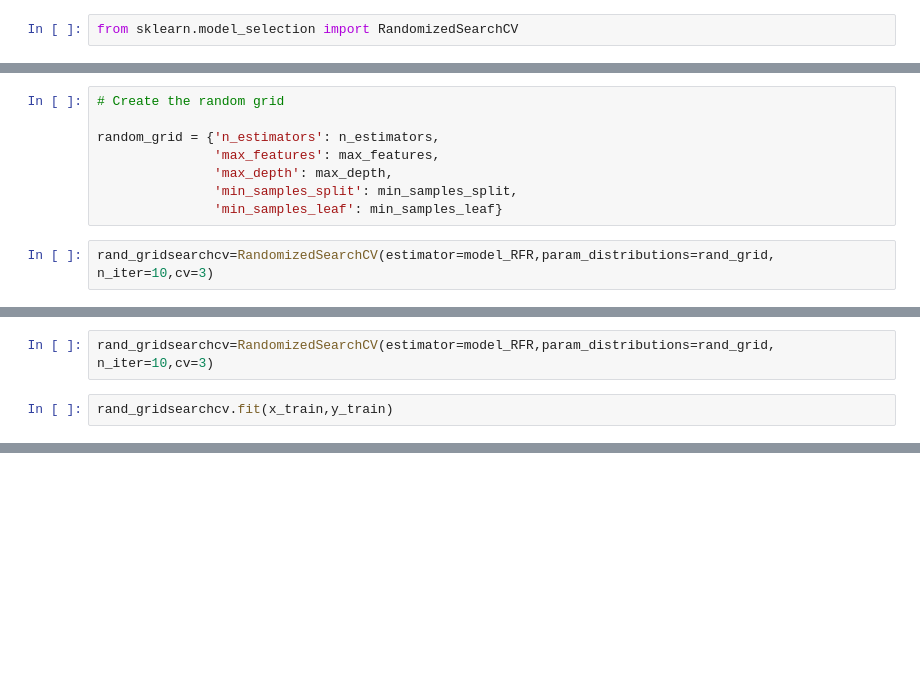
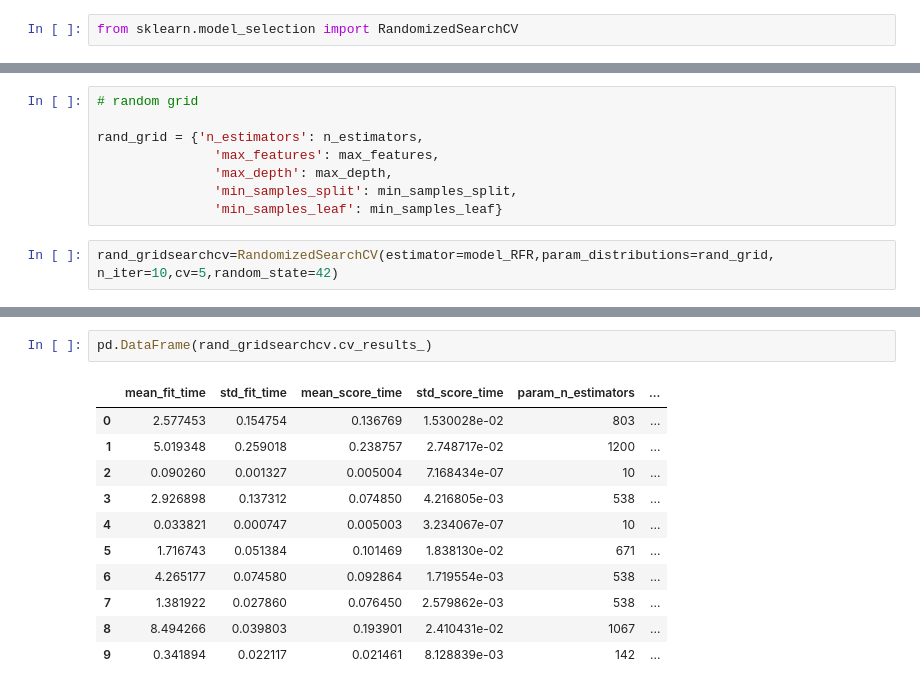
Before and after one commit to lcr1112/Flight-Price-Prediction, a Jupyter notebook: Flight Price Prediction-checkpoint.ipynb, the cells around one changed output, grey strips where cells are left out. Cells and saved outputs as stored; diff of their text form; blank space fills up the shorter version.

```diff
--- a/Flight Price Prediction-checkpoint.ipynb
+++ b/Flight Price Prediction-checkpoint.ipynb
@@ -410,15 +422,15 @@ min_samples_split = [2, 5, 10, 15, 100]
 # Minimum number of samples required at each leaf node
 min_samples_leaf = [1, 2, 5, 10]
 # %%
-# Create the random grid
+# random grid
 
-random_grid = {'n_estimators': n_estimators,
+rand_grid = {'n_estimators': n_estimators,
                'max_features': max_features,
                'max_depth': max_depth,
                'min_samples_split': min_samples_split,
                'min_samples_leaf': min_samples_leaf}
 # %%
-rand_gridsearchcv=RandomizedSearchCV(estimator=model_RFR,param_distributions=rand_grid, n_iter=10,cv=3)
+rand_gridsearchcv=RandomizedSearchCV(estimator=model_RFR,param_distributions=rand_grid, n_iter=10,cv=5,random_state=42)
 # %%
 rand_gridsearchcv.fit(x_train,y_train)
 # %% [output]
@@ -463,4 +446,0 @@ rand_grid={
-# %%
-rand_gridsearchcv=RandomizedSearchCV(estimator=model_RFR,param_distributions=rand_grid, n_iter=10,cv=3)
-# %%
-rand_gridsearchcv.fit(x_train,y_train)
@@ -498,0 +447,14 @@ RandomizedSearchCV(cv=3, estimator=RandomForestRegressor(),
+# %%
+pd.DataFrame(rand_gridsearchcv.cv_results_)
+# %% [output]
+|  | mean_fit_time | std_fit_time | mean_score_time | std_score_time | param_n_estimators | ... |
+| 0 | 2.577453 | 0.154754 | 0.136769 | 1.530028e-02 | 803 | ... |
+| 1 | 5.019348 | 0.259018 | 0.238757 | 2.748717e-02 | 1200 | ... |
+| 2 | 0.090260 | 0.001327 | 0.005004 | 7.168434e-07 | 10 | ... |
+| 3 | 2.926898 | 0.137312 | 0.074850 | 4.216805e-03 | 538 | ... |
+| 4 | 0.033821 | 0.000747 | 0.005003 | 3.234067e-07 | 10 | ... |
+| 5 | 1.716743 | 0.051384 | 0.101469 | 1.838130e-02 | 671 | ... |
+| 6 | 4.265177 | 0.074580 | 0.092864 | 1.719554e-03 | 538 | ... |
+| 7 | 1.381922 | 0.027860 | 0.076450 | 2.579862e-03 | 538 | ... |
+| 8 | 8.494266 | 0.039803 | 0.193901 | 2.410431e-02 | 1067 | ... |
+| 9 | 0.341894 | 0.022117 | 0.021461 | 8.128839e-03 | 142 | ... |
```
Also changed, not shown: parts of 20 cells of this notebook.
